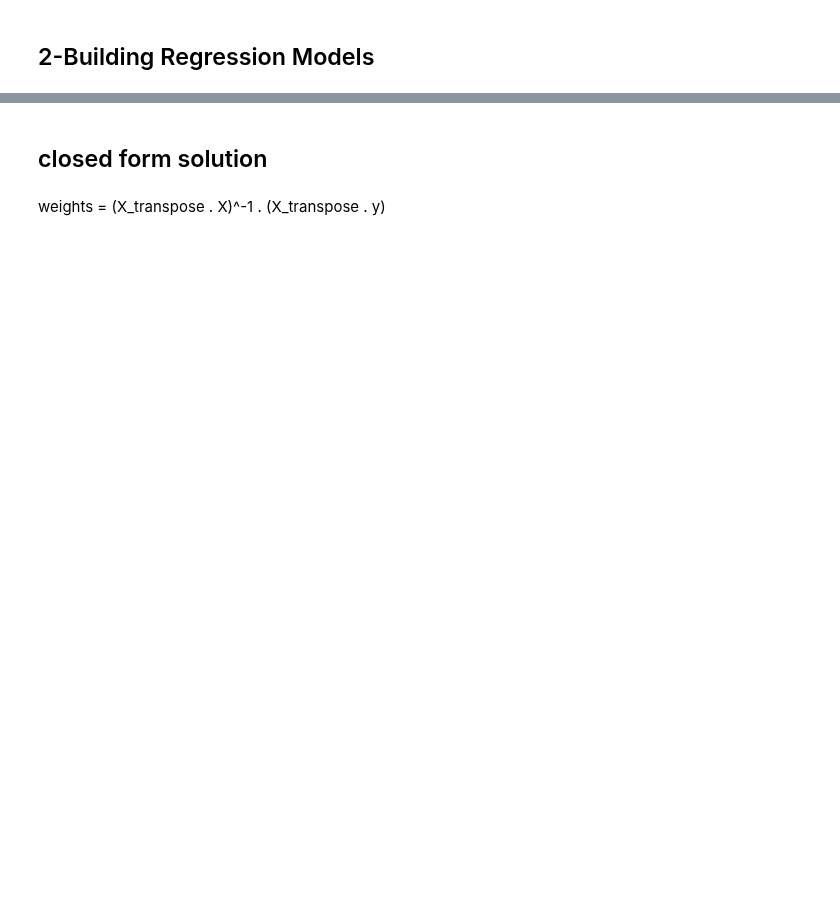
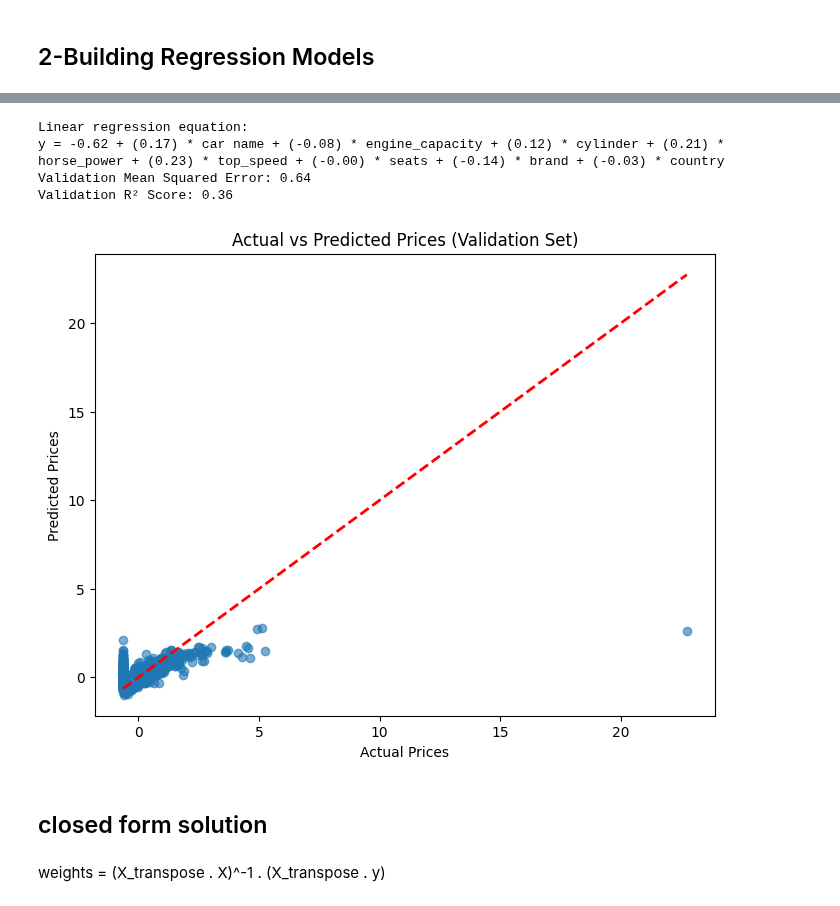
Before and after one commit to sondosshahin/Machine-Learning-Project-Regression-Analysis-and-Model-Selection-, a Jupyter notebook: notebook00f1b01f89.ipynb, the cells around one changed output, grey strips where cells are left out. Drawn from its saved outputs; the diff is of its cells as text; code cells hidden in the pictures; blank space fills up the shorter version.

```diff
--- a/notebook00f1b01f89.ipynb
+++ b/notebook00f1b01f89.ipynb
@@ -353,15 +310,0 @@ country range after normalizing: 0.0 - 1.0
-# %%
-import matplotlib.pyplot as plt
-import seaborn as sns
-plt.figure(figsize=(15, 10))  # Set figure size
-for i, column in enumerate(df_upd, 1):
-    plt.subplot(2, 3, i)  # Arrange subplots in 2 rows and 3 columns
-    sns.histplot(df_upd[column], kde=True, bins=30, color='blue', alpha=0.7)  # Histogram with KDE
-    plt.title(f"Distribution of {column}", fontsize=12)  # Add a title
-    plt.xlabel(column, fontsize=10)  # Label x-axis
-    plt.ylabel("Frequency", fontsize=10)  # Label y-axis
-    plt.grid(axis='y', linestyle='--', alpha=0.6)  # Add grid for better readability
-
-# Adjust layout to prevent overlap
-plt.tight_layout()
-plt.show()
@@ -468,3 +374,45 @@ Test R² Score: 0.3329560959113459
+# %%
+import numpy as np
+import matplotlib.pyplot as plt
+from sklearn.linear_model import LinearRegression
+from sklearn.metrics import mean_squared_error, r2_score
+
+model = LinearRegression()
+model.fit(X_train, y_train)
+
+coefficients = model.coef_
+intercept = model.intercept_
+
+# Check if intercept is an array and handle it
+if isinstance(intercept, np.ndarray):
+    intercept = intercept[0]  # Extract the first intercept if it's an array
+
+print("Linear regression equation:")
+equation = f"y = {intercept:.2f} "
+for i, coef in enumerate(coefficients[0]):  # Use coefficients[0] for single target variable
+    equation += f"+ ({coef:.2f}) * {X_train.columns[i]} "
+print(equation)
+
+y_val_pred = model.predict(X_val)
+
+mse = mean_squared_error(y_val, y_val_pred)
+r2 = r2_score(y_val, y_val_pred)
+print(f"Validation Mean Squared Error: {mse:.2f}")
+print(f"Validation R² Score: {r2:.2f}")
+
+plt.figure(figsize=(8, 6))
+plt.scatter(y_val, y_val_pred, alpha=0.6)
+plt.plot([y_val.min(), y_val.max()], [y_val.min(), y_val.max()], color='red', linestyle='--', linewidth=2)
+plt.xlabel("Actual Prices")
+plt.ylabel("Predicted Prices")
+plt.title("Actual vs Predicted Prices (Validation Set)")
+plt.show()
+# %% [output]
+Linear regression equation:
+y = -0.62 + (0.17) * car name + (-0.08) * engine_capacity + (0.12) * cylinder + (0.21) * horse_power + (0.23) * top_speed + (-0.00) * seats + (-0.14) * brand + (-0.03) * country
+Validation Mean Squared Error: 0.64
+Validation R² Score: 0.36
+[figure, added]
 # %% [markdown]
 ## closed form solution
 # %% [markdown]
```
Also changed, not shown: parts of 13 cells of this notebook, 1 other file.
